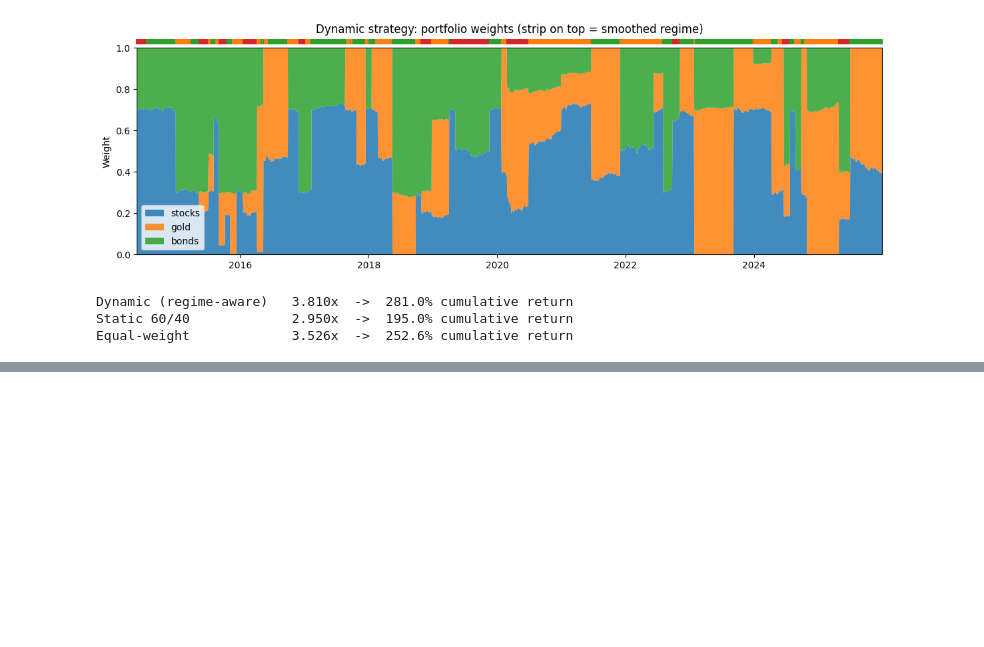
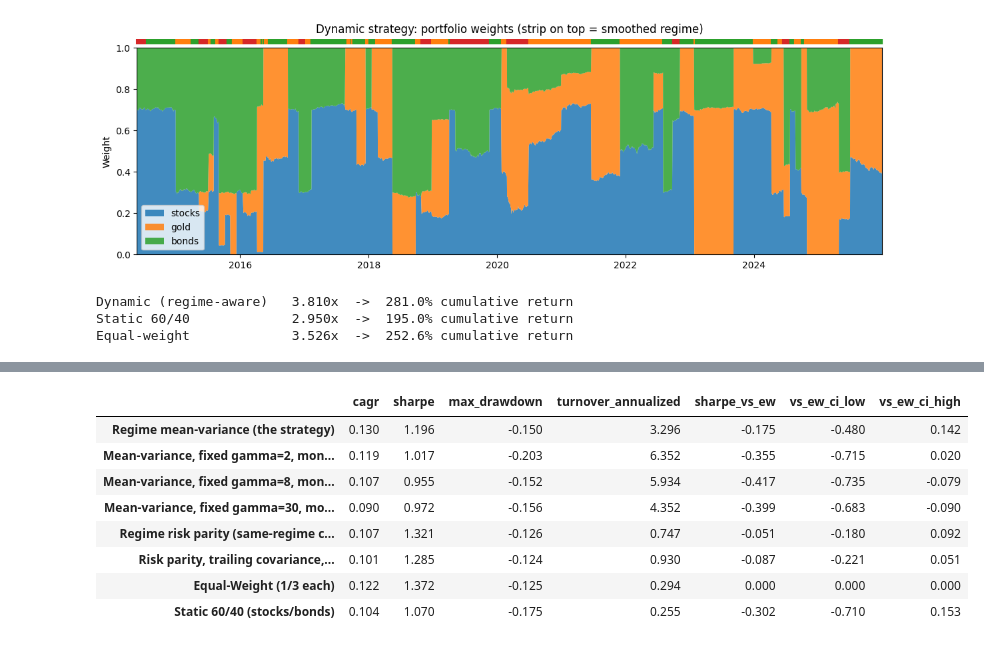
Before and after one commit to kcodweb/Regime-Detection-using-HMM, a Jupyter notebook: Regime_Shift_Notebook.ipynb, the cells around one changed output, grey strips where cells are left out. Drawn from its saved outputs; the diff is of its cells as text; code cells hidden in the pictures; blank space fills up the shorter version.

```diff
--- a/Regime_Shift_Notebook.ipynb
+++ b/Regime_Shift_Notebook.ipynb
@@ -225,0 +244,13 @@ Equal-weight             3.526x  ->  252.6% cumulative return
+# %%
+ablation_table, ablation_returns = rb.ablation(prices, wf_smoothed)
+ablation_table.round(3)
+# %% [output]
+|  | cagr | sharpe | max_drawdown | turnover_annualized | sharpe_vs_ew | vs_ew_ci_low | vs_ew_ci_high |
+| Regime mean-variance (the strategy) | 0.130 | 1.196 | -0.150 | 3.296 | -0.175 | -0.480 | 0.142 |
+| Mean-variance, fixed gamma=2, mon... | 0.119 | 1.017 | -0.203 | 6.352 | -0.355 | -0.715 | 0.020 |
+| Mean-variance, fixed gamma=8, mon... | 0.107 | 0.955 | -0.152 | 5.934 | -0.417 | -0.735 | -0.079 |
+| Mean-variance, fixed gamma=30, mo... | 0.090 | 0.972 | -0.156 | 4.352 | -0.399 | -0.683 | -0.090 |
+| Regime risk parity (same-regime c... | 0.107 | 1.321 | -0.126 | 0.747 | -0.051 | -0.180 | 0.092 |
+| Risk parity, trailing covariance,... | 0.101 | 1.285 | -0.124 | 0.930 | -0.087 | -0.221 | 0.051 |
+| Equal-Weight (1/3 each) | 0.122 | 1.372 | -0.125 | 0.294 | 0.000 | 0.000 | 0.000 |
+| Static 60/40 (stocks/bonds) | 0.104 | 1.070 | -0.175 | 0.255 | -0.302 | -0.710 | 0.153 |
```
Also changed, not shown: parts of 9 cells of this notebook, 16 other files.
